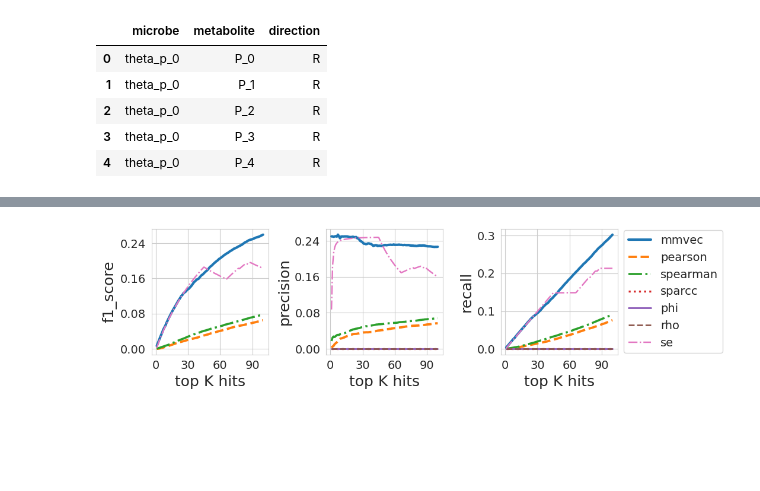
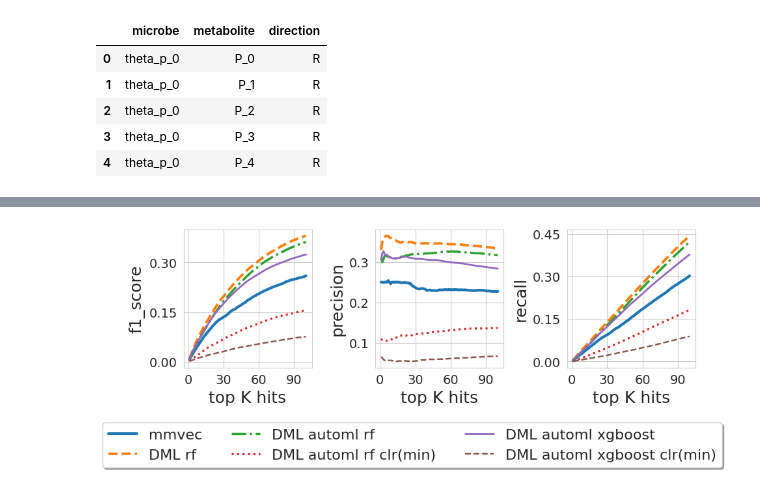
Before and after one commit to DriesDeRyck/thesis, a Jupyter notebook: sim_new/evaluate-simulation.ipynb, the cells around one changed output, grey strips where cells are left out. Cells and saved outputs as stored; diff of their text form; code cells hidden in the pictures; blank space fills up the shorter version.

Commit message:
adding result files and update figures

```diff
--- a/sim_new/evaluate-simulation.ipynb
+++ b/sim_new/evaluate-simulation.ipynb
@@ -293,12 +324,6 @@ for res in (mmvec_res,
         df['recall'] = df.apply(recall, axis=1)
         df['f1_score'] = df.apply(f1, axis=1)
 # %%
-fig, ax = plt.subplots(1, 3, figsize=(9, 3))
-
-edge_dir = 0 # for released
-# edge_dir = 1  # for consumed
-# edge_dir = 2 # for inhibited
-
 def plot_stats(ax, attr='F score', edge_dir=0):
     # ax.plot(mmvec_res[edge_dir][attr], 'k.', label='mmvec')
     # ax.plot(pearson_res[edge_dir][attr], label='spearman')
@@ -318,40 +343,69 @@ def plot_stats(ax, attr='F score', edge_dir=0):
     # ax.plot(dml_clr_sep_min_rf_res[edge_dir][attr], label='DML clr (sep min)')
     # ax.plot(subset20_res[edge_dir][attr], label='DML subset20')
     # ax.plot(subset100_res[edge_dir][attr], label='DML subset100')
     # ax.plot(subset500_res[edge_dir][attr], label='DML subset500')
     # ax.plot(dml_lr[edge_dir][attr], label='DML lr')
     # ax.plot(dml_boost[edge_dir][attr], label='DML boost')
     methods_res = [
         ('mmvec', mmvec_res),
-        ('pearson', pearson_res),
-        ('spearman', spearman_res),
-        ('sparcc', sparcc_res),
-        ('phi', phi_res),
-        ('rho', rho_res),
-        ('se', se_res),
+        # ('pearson', pearson_res),
+        # ('spearman', spearman_res),
+        # ('sparcc', sparcc_res),
+        # ('phi', phi_res),
+        # ('rho', rho_res),
+        # ('se', se_res),
+
+        ('DML rf', dml_rf_res),
+
+        # ('DML CLR', dml_clr_rf_res),
+        # ('DML CLR (sc)', dml_clr_scaled_rf_res),
+        # ('DML CLR (min)', dml_clr_min_rf_res),
+        # ('DML CLR (sc min)', dml_clr_sc_min_rf_res),
+        # ('DML CLR sep', dml_clr_sep_rf_res),
+        # ('DML CLR sep (min)', dml_clr_sep_min_rf_res),
+
+        # ('DML subset 20', subset20_res),
+        # ('DML subset 100', subset100_res),
+        # ('DML subset 500', subset500_res),
+
+        ('DML automl rf', automl_rf_short_res),
+        ('DML automl rf clr(min)', automl_rf_short_clr_min_res),
+        ('DML automl xgboost', automl_xgboost_short_res),
+        ('DML automl xgboost clr(min)', automl_xgboost_short_clr_min_res),
 
     ]
 
     for i, (name, df) in enumerate(methods_res):
-        lw=3-1.5*i/len(methods_res)
-        ls=['-','--','-.',':'][i%4]
+        lw = 3 - 1.5 * i / len(methods_res)
+        ls = ['-', '--', '-.', ':'][i % 4]
         ax.plot(df[edge_dir][attr], label=name, linestyle=ls, linewidth=lw)
 
     ax.set_ylabel(attr, fontsize=18)
     ax.set_xlabel('top K hits', fontsize=18)
     ax.tick_params(axis="x", labelsize=14)
     ax.tick_params(axis="y", labelsize=14)
     ax.xaxis.set_major_locator(plt.MaxNLocator(4))
     ax.yaxis.set_major_locator(plt.MaxNLocator(4))
 
 
+fig, ax = plt.subplots(1, 3, figsize=(9, 3))
+
+edge_dir = 0  # for released
+# edge_dir = 1  # for consumed
+# edge_dir = 2 # for inhibited
+
 plot_stats(ax[0], attr='f1_score', edge_dir=edge_dir)
 plot_stats(ax[1], attr='precision', edge_dir=edge_dir)
 plot_stats(ax[2], attr='recall', edge_dir=edge_dir)
+# ax[1].legend(loc='upper center', bbox_to_anchor=(0.5, 2), fontsize=14, shadow=True, fancybox=True)
+
+lines_labels = [ax[1].get_legend_handles_labels()]
+lines, labels = [sum(lol, []) for lol in zip(*lines_labels)]
+fig.legend(lines, labels, loc='upper center', bbox_to_anchor=(0.5, 0), fancybox=True, shadow=True, ncol=3, fontsize=16)
+
 plt.tight_layout()
-ax[2].legend(loc='center left', bbox_to_anchor=(1, 0.5), fontsize=14)
 
 timestamp = datetime.datetime.now().strftime("%Y-%m-%d_%H:%M:%S")
 plt.savefig(f"./figures/sim_{timestamp}.png", bbox_inches='tight')
 # %% [output]
-[figure, old version]
+[figure, new version]
```
Also changed, not shown: parts of 5 cells of this notebook, 28 other files.
